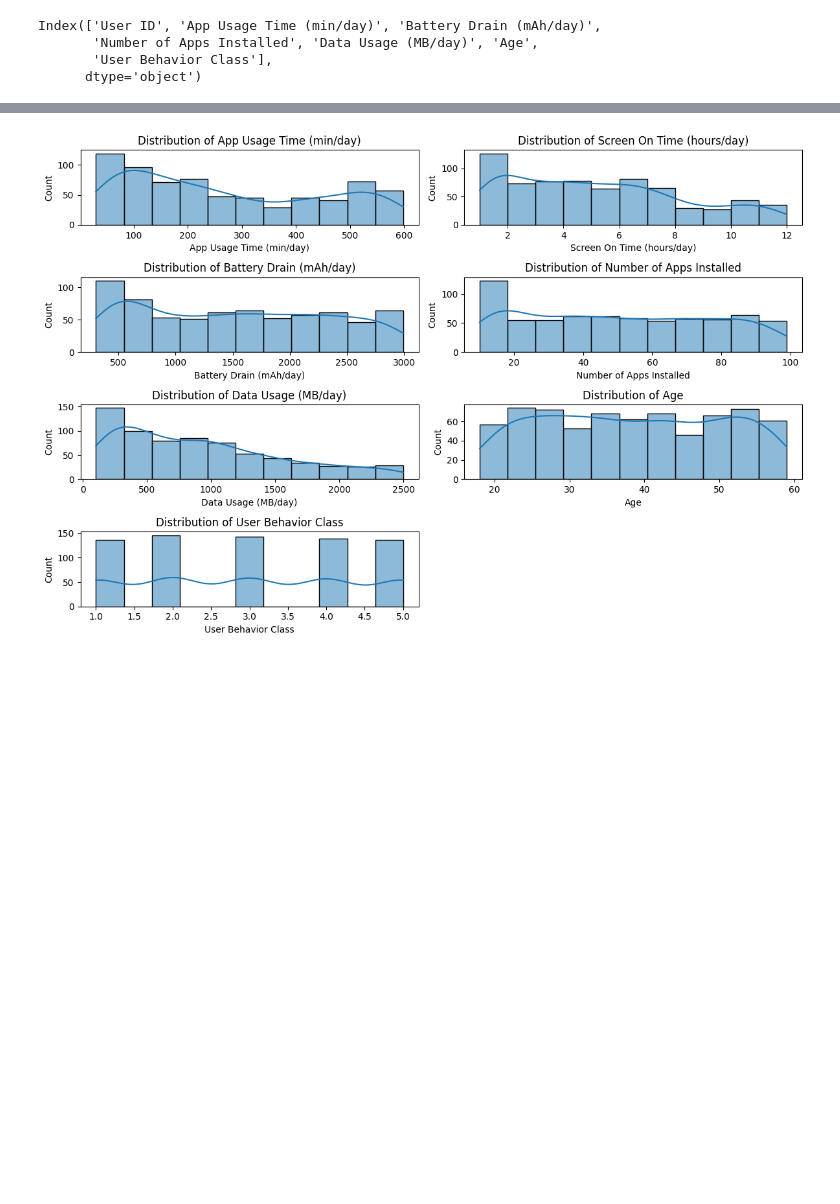
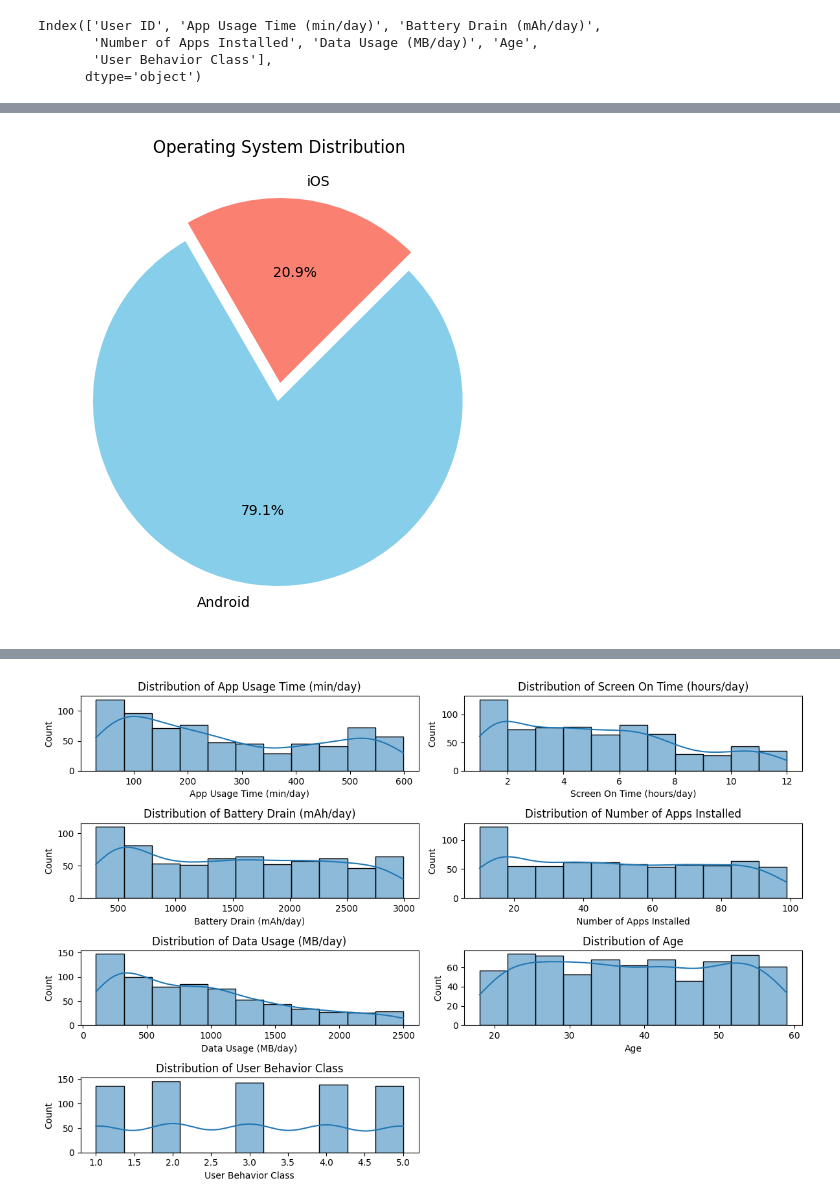
Before and after one commit to PARTHIBAN-007/Kaggle, a Jupyter notebook: Mobile Battery Usage.ipynb, the cells around one changed output, grey strips where cells are left out. Drawn from its saved outputs; the diff is of its cells as text; code cells hidden in the pictures; blank space fills up the shorter version.

```diff
--- a/Mobile Battery Usage.ipynb
+++ b/Mobile Battery Usage.ipynb
@@ -65 +77,9 @@ plt.show()
+# %%
+plt.figure(figsize=(6, 6))
+df['Operating System'].value_counts().plot.pie(autopct='%1.1f%%', colors=['skyblue', 'salmon'] ,startangle=120,explode=[0.05, 0.05])
+plt.title('Operating System Distribution')
+plt.ylabel('')
+plt.show()
+# %% [output]
+[figure, added]
 # %%
```
Also changed, not shown: parts of 11 cells of this notebook.
